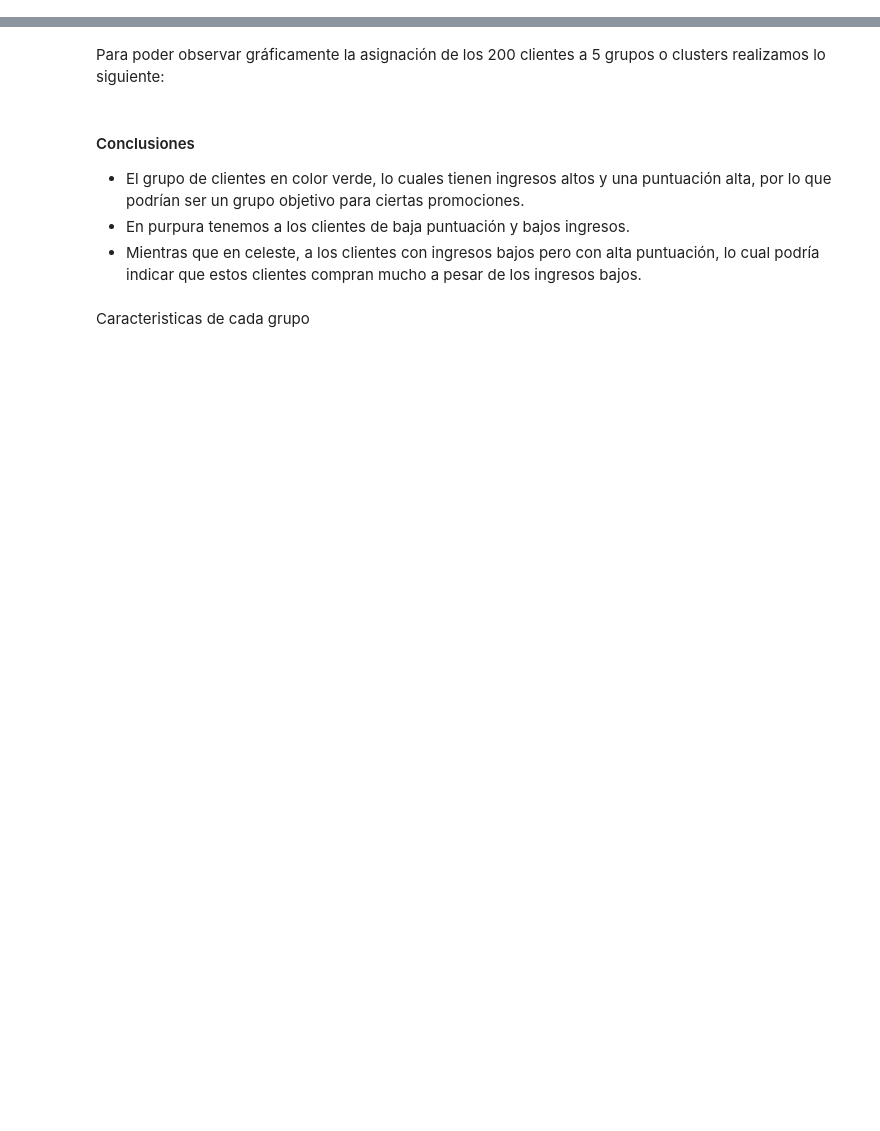
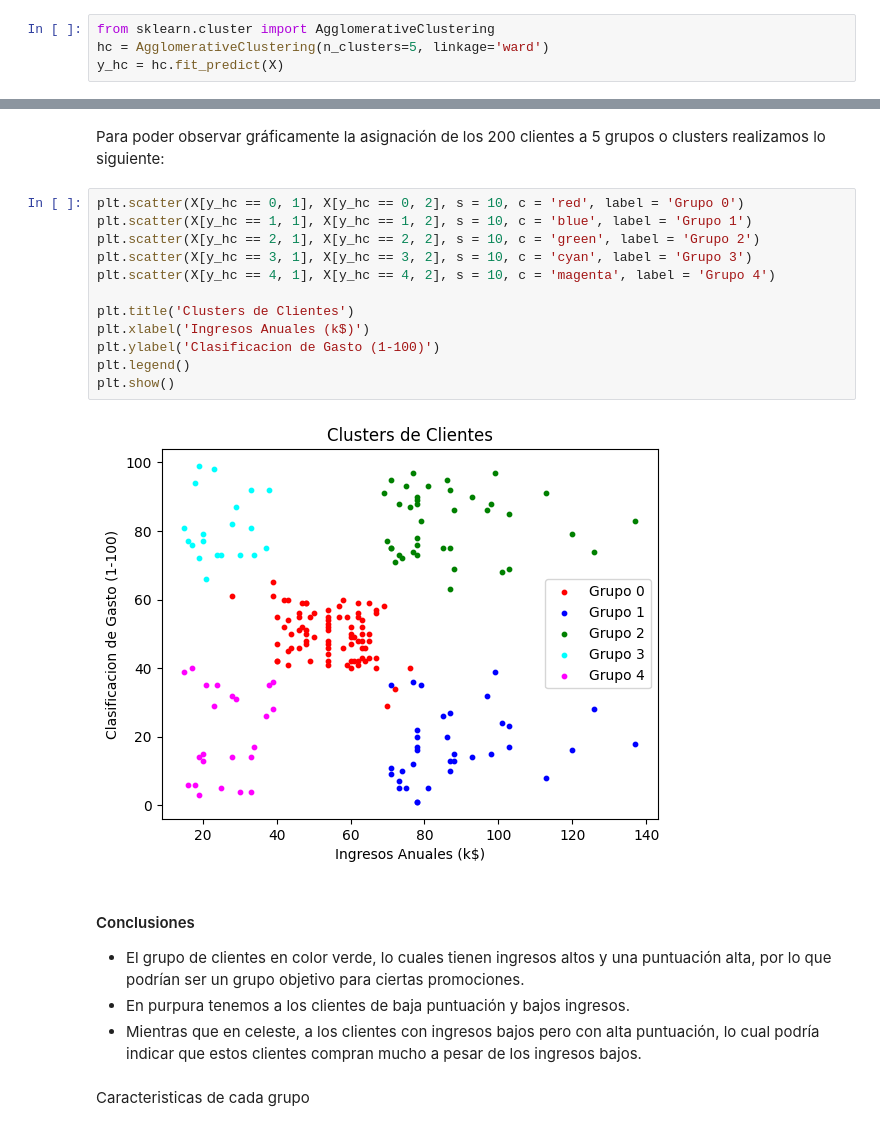
Before and after one commit to d4vhost/MachineLearning, a Jupyter notebook: CLUSTER/Clustering Jerárquico - estu.ipynb, the cells around one changed output, grey strips where cells are left out. Saved outputs shown, nothing was run; the diff lists cells and outputs as text; blank space fills up the shorter version.

```diff
--- a/CLUSTER/Clustering Jerárquico - estu.ipynb
+++ b/CLUSTER/Clustering Jerárquico - estu.ipynb
@@ -62,6 +120,10 @@ En el podemos observar que la distancia máxima, la marca la línea azul,  que u
 Al marcar con la línea color azul el dendograma donde observamos la distancia máxima, nos genera 5 clusters que hemos marcado con números.
 
 Con ello en mente, generamos los grupos con el método aglomerante utilizando la clase AgglomerativeClustering del paquete sklearn.cluster
+# %%
+from sklearn.cluster import AgglomerativeClustering
+hc = AgglomerativeClustering(n_clusters=5, linkage='ward')
+y_hc = hc.fit_predict(X)
 # %% [markdown]
 - En la variable `y_hc` se guardan los grupos asignados a cada cliente o renglón del conjunto de datos.
 - En ese vector podemos observar los 5 grupos que van de 0 a 4
@@ -68,5 +141,19 @@ Con ello en mente, generamos los grupos con el método aglomerante utilizando la
 # %% [markdown]
 Para poder observar gráficamente la asignación de los 200 clientes a 5 grupos o clusters realizamos lo siguiente:
+# %%
+plt.scatter(X[y_hc == 0, 1], X[y_hc == 0, 2], s = 10, c = 'red', label = 'Grupo 0')
+plt.scatter(X[y_hc == 1, 1], X[y_hc == 1, 2], s = 10, c = 'blue', label = 'Grupo 1')
+plt.scatter(X[y_hc == 2, 1], X[y_hc == 2, 2], s = 10, c = 'green', label = 'Grupo 2')
+plt.scatter(X[y_hc == 3, 1], X[y_hc == 3, 2], s = 10, c = 'cyan', label = 'Grupo 3')
+plt.scatter(X[y_hc == 4, 1], X[y_hc == 4, 2], s = 10, c = 'magenta', label = 'Grupo 4')
+
+plt.title('Clusters de Clientes')
+plt.xlabel('Ingresos Anuales (k$)')
+plt.ylabel('Clasificacion de Gasto (1-100)')
+plt.legend()
+plt.show()
+# %% [output]
+[figure, added]
 # %% [markdown]
 #### Conclusiones
 
```
Also changed, not shown: parts of 12 cells of this notebook, 1 other file.
